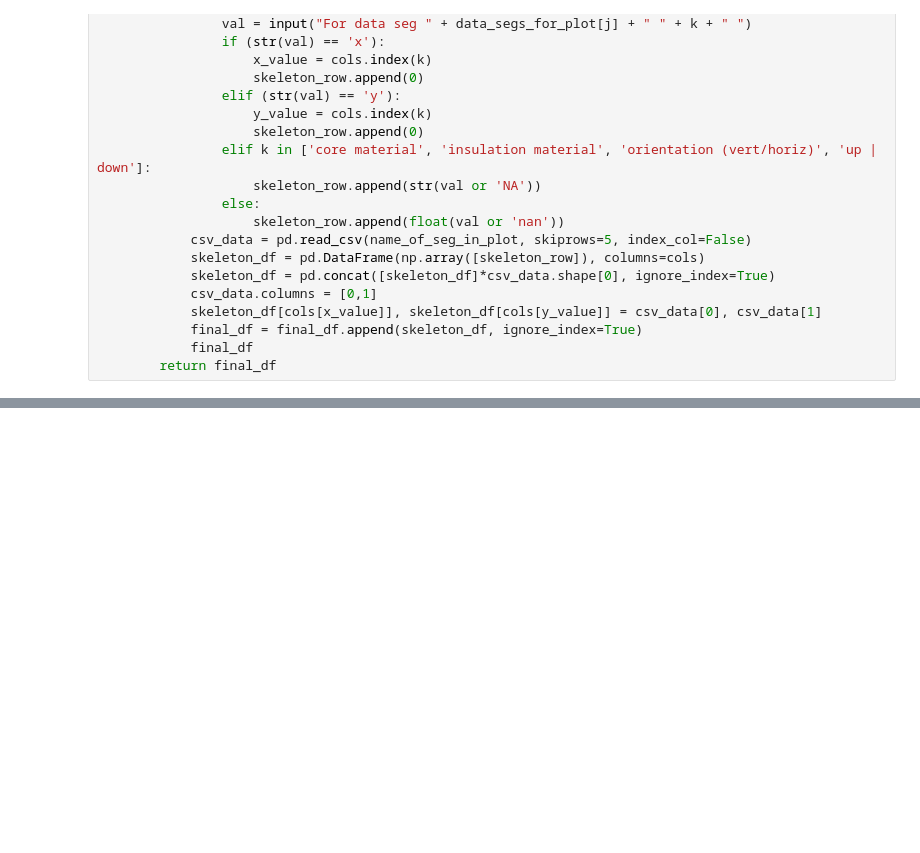
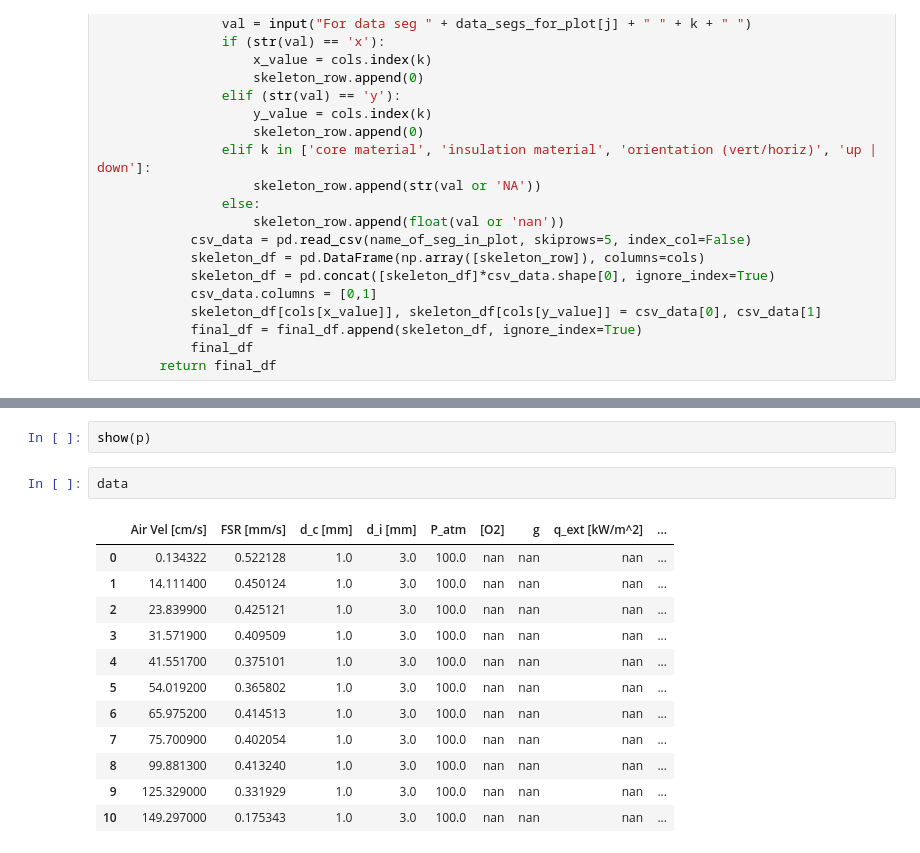
Before and after one commit to JLUrban/FSR-vs-Everything, a Jupyter notebook: FSRvsEverything.ipynb, the cells around one changed output, grey strips where cells are left out. Drawn from its saved outputs; the diff is of its cells as text; blank space fills up the shorter version.

```diff
--- a/FSRvsEverything.ipynb
+++ b/FSRvsEverything.ipynb
@@ -101,0 +197,17 @@ def create_scatter_from_df(dframe):
+# %%
+show(p)
+# %%
+data
+# %% [output]
+|  | Air Vel [cm/s] | FSR [mm/s] | d_c [mm] | d_i [mm] | P_atm | [O2] | g | q_ext [kW/m^2] | ... |
+| 0 | 0.134322 | 0.522128 | 1.0 | 3.0 | 100.0 | nan | nan | nan | ... |
+| 1 | 14.111400 | 0.450124 | 1.0 | 3.0 | 100.0 | nan | nan | nan | ... |
+| 2 | 23.839900 | 0.425121 | 1.0 | 3.0 | 100.0 | nan | nan | nan | ... |
+| 3 | 31.571900 | 0.409509 | 1.0 | 3.0 | 100.0 | nan | nan | nan | ... |
+| 4 | 41.551700 | 0.375101 | 1.0 | 3.0 | 100.0 | nan | nan | nan | ... |
+| 5 | 54.019200 | 0.365802 | 1.0 | 3.0 | 100.0 | nan | nan | nan | ... |
+| 6 | 65.975200 | 0.414513 | 1.0 | 3.0 | 100.0 | nan | nan | nan | ... |
+| 7 | 75.700900 | 0.402054 | 1.0 | 3.0 | 100.0 | nan | nan | nan | ... |
+| 8 | 99.881300 | 0.413240 | 1.0 | 3.0 | 100.0 | nan | nan | nan | ... |
+| 9 | 125.329000 | 0.331929 | 1.0 | 3.0 | 100.0 | nan | nan | nan | ... |
+| 10 | 149.297000 | 0.175343 | 1.0 | 3.0 | 100.0 | nan | nan | nan | ... |
```
Also changed, not shown: parts of 6 cells of this notebook.
